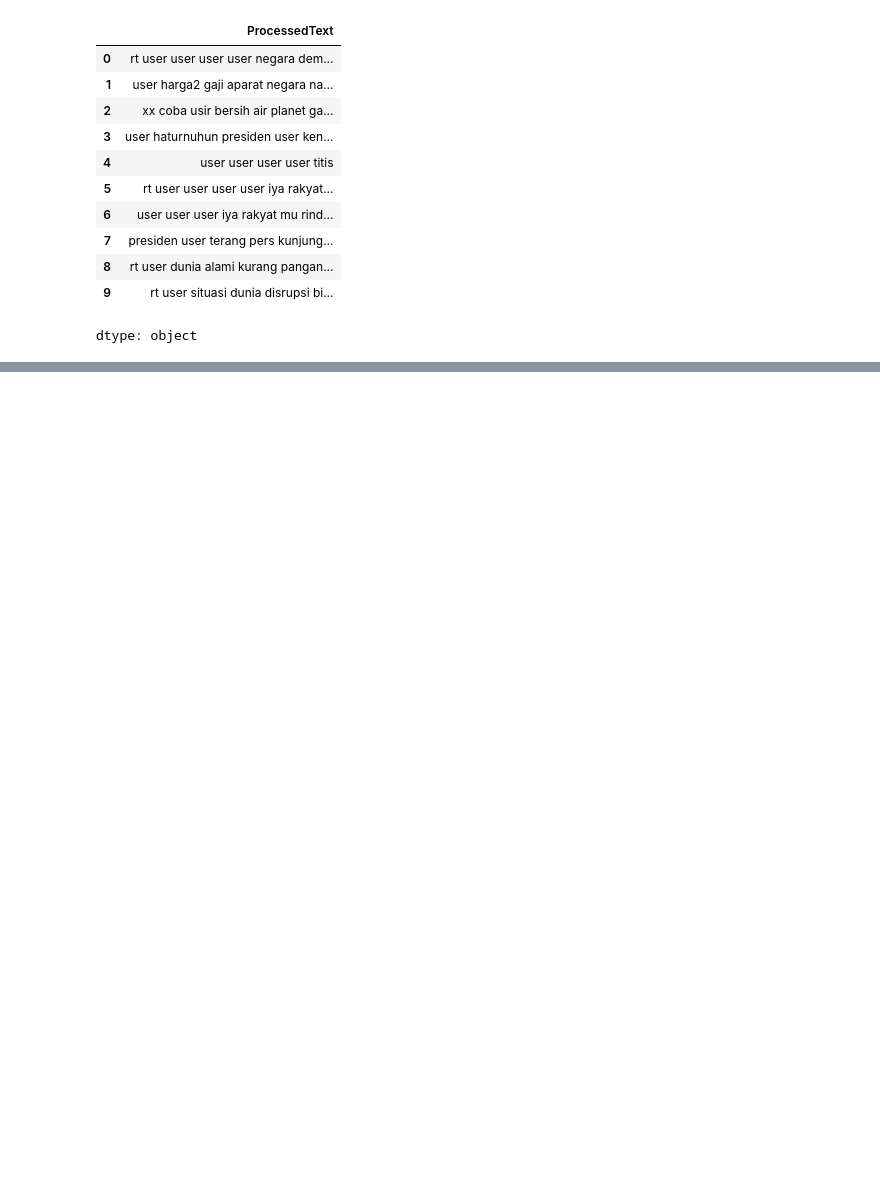
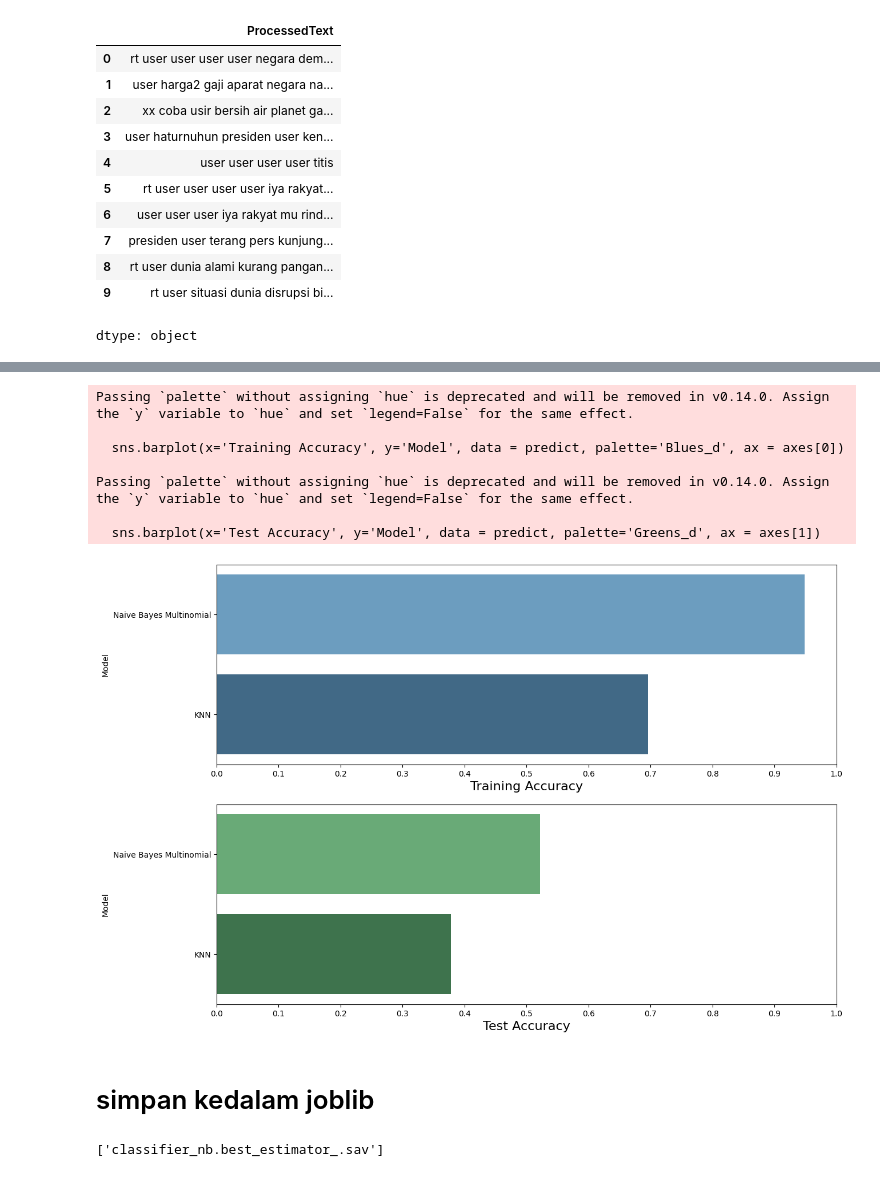
Before and after one commit to fatuunreal/stki4, a Jupyter notebook: stki4.ipynb, the cells around one changed output, grey strips where cells are left out. Cells and saved outputs as stored; diff of their text form; code cells hidden in the pictures; blank space fills up the shorter version.

```diff
--- a/stki4.ipynb
+++ b/stki4.ipynb
@@ -548,0 +777,5 @@ TypeError: could not convert string to float: 'Negatif'
+# %%
+models = [
+          ('Naive Bayes Multinomial', accuracy_nb_train, accuracy_nb_test),
+          ('KNN', accuracy_knn_train, accuracy_knn_test),
+         ]
@@ -548,0 +801,35 @@ TypeError: could not convert string to float: 'Negatif'
+# %%
+import numpy as np
+
+f, axes = plt.subplots(2,1, figsize=(14,10))
+
+predict.sort_values(by=['Training Accuracy'], ascending=False, inplace=True)
+
+sns.barplot(x='Training Accuracy', y='Model', data = predict, palette='Blues_d', ax = axes[0])
+#axes[0].set(xlabel='Region', ylabel='Charges')
+axes[0].set_xlabel('Training Accuracy', size=16)
+axes[0].set_ylabel('Model')
+axes[0].set_xlim(0,1.0)
+axes[0].set_xticks(np.arange(0, 1.1, 0.1))
+
+predict.sort_values(by=['Test Accuracy'], ascending=False, inplace=True)
+
+sns.barplot(x='Test Accuracy', y='Model', data = predict, palette='Greens_d', ax = axes[1])
+#axes[0].set(xlabel='Region', ylabel='Charges')
+axes[1].set_xlabel('Test Accuracy', size=16)
+axes[1].set_ylabel('Model')
+axes[1].set_xlim(0,1.0)
+axes[1].set_xticks(np.arange(0, 1.1, 0.1))
+
+plt.show()
+# %% [output]
+Passing `palette` without assigning `hue` is deprecated and will be removed in v0.14.0. Assign the `y` variable to `hue` and set `legend=False` for the same effect.
+
+  sns.barplot(x='Training Accuracy', y='Model', data = predict, palette='Blues_d', ax = axes[0])
+
+Passing `palette` without assigning `hue` is deprecated and will be removed in v0.14.0. Assign the `y` variable to `hue` and set `legend=False` for the same effect.
+
+  sns.barplot(x='Test Accuracy', y='Model', data = predict, palette='Greens_d', ax = axes[1])
+[figure, added]
+# %% [markdown]
+# simpan kedalam joblib
@@ -548,0 +838,5 @@ TypeError: could not convert string to float: 'Negatif'
+# %%
+# save the model to disk
+joblib.dump(classifier_nb.best_estimator_, 'classifier_nb.best_estimator_.sav', compress=1)
+# %% [output]
+['classifier_nb.best_estimator_.sav']
```
Also changed, not shown: parts of 57 cells of this notebook.
